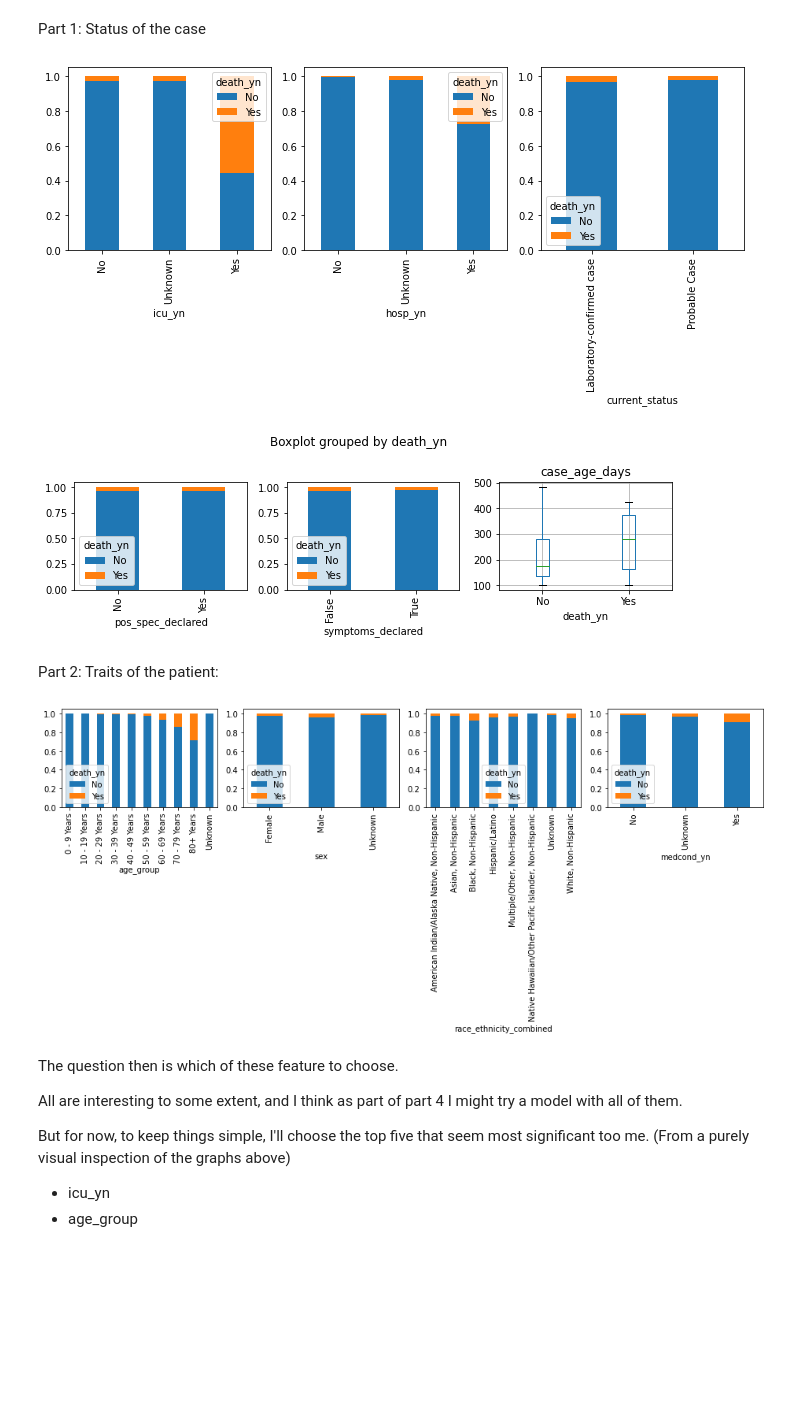
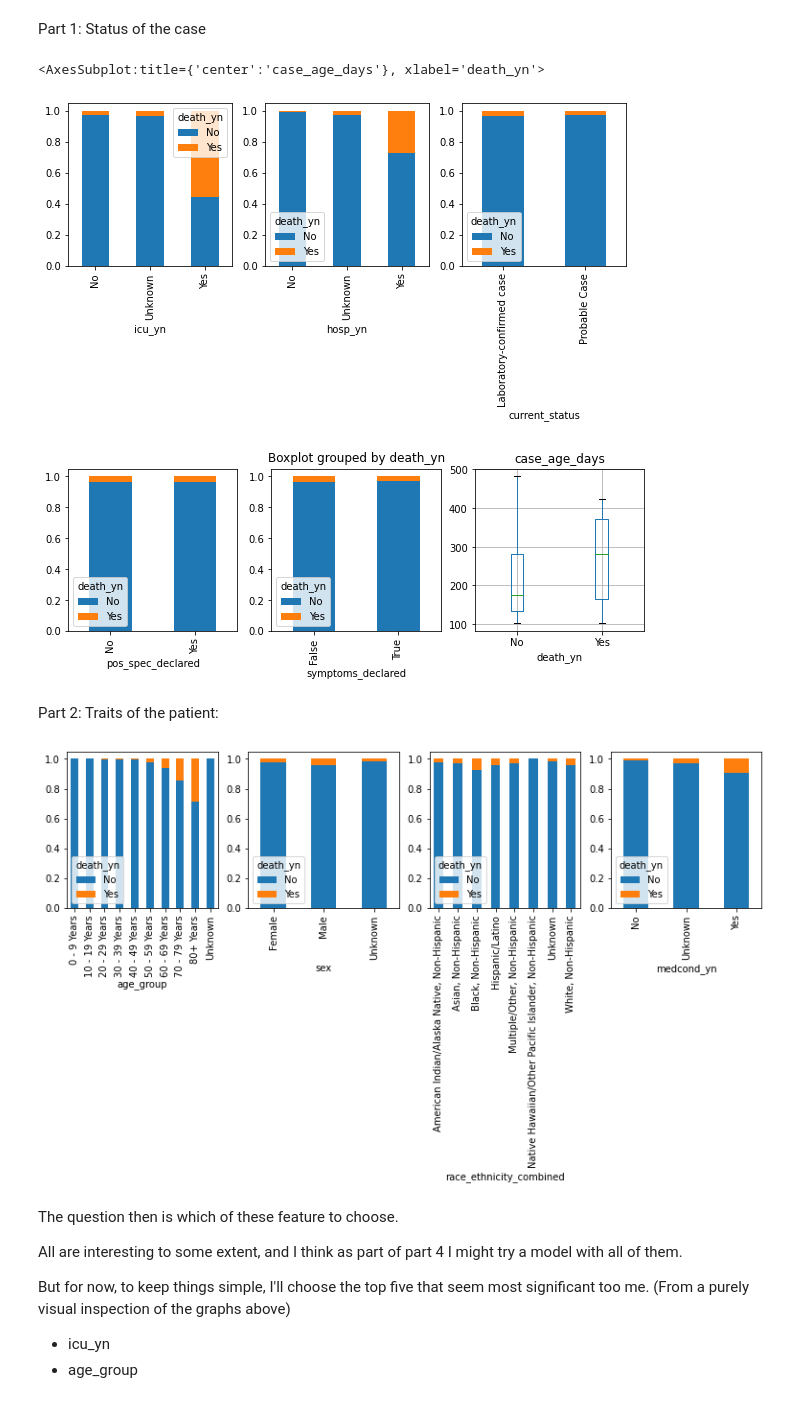
Before and after one commit to Seti-0/college, a Jupyter notebook: DataScience/assignment2/Assignment 2.ipynb, the cells around one changed output. Saved outputs shown, nothing was run; the diff lists cells and outputs as text; code cells hidden in the pictures; blank space fills up the shorter version.

```diff
--- a/DataScience/assignment2/Assignment 2.ipynb
+++ b/DataScience/assignment2/Assignment 2.ipynb
@@ -169,45 +120,39 @@ Part 1: Status of the case
 # %%
 # Same as in assignment 1
 
-fig, ax = plt.subplots(1, 3, figsize=(10,5))
+fig, ax = plt.subplots(1, 3, figsize=(10,3))
 
 plot_stacked_proportions("icu_yn", "death_yn", ax[0])
 plot_stacked_proportions("hosp_yn", "death_yn", ax[1])
 plot_stacked_proportions("current_status", "death_yn", ax[2])
 
-plt_save("case status I", "relationships")
-
-
 # This time, also consider new features.
 
-fig, ax = plt.subplots(1,3, figsize=(9,3))
+fig, ax = plt.subplots(1,3, figsize=(10,3))
 
 plot_stacked_proportions("pos_spec_declared", "death_yn", ax[0])
 plot_stacked_proportions("symptoms_declared", "death_yn", ax[1])
 
 # Minor note: as per the suggestion the feedback from the previous assignment,
 # I went back and was more careful with date formats in the data prep.
 # It worked! The case_age is no longer has non-sensical negative values.
 
 train_data.boxplot("case_age_days", by="death_yn", ax=ax[2])
-
-plt_save("case status II", "relationships")
 # %% [output]
+<AxesSubplot:title={'center':'case_age_days'}, xlabel='death_yn'>
-[figure, old version]
+[figure, new version]
-[figure, old version]
+[figure, new version]
 # %% [markdown]
 Part 2: Traits of the patient:
 # %%
-fig, ax = plt.subplots(1, 4, figsize=(13,6))
+fig, ax = plt.subplots(1, 4, figsize=(13,3))
 
 plot_stacked_proportions("age_group", "death_yn", ax[0])
 plot_stacked_proportions("sex", "death_yn", ax[1])
 plot_stacked_proportions("race_ethnicity_combined", "death_yn", ax[2])
 plot_stacked_proportions("medcond_yn", "death_yn", ax[3])
-
-plt_save("traits", "relationships")
 # %% [output]
-[figure, old version]
+[figure, new version]
 # %% [markdown]
 The question then is which of these feature to choose.
 
```
Also changed, not shown: parts of 183 cells of this notebook, 9 other files.
